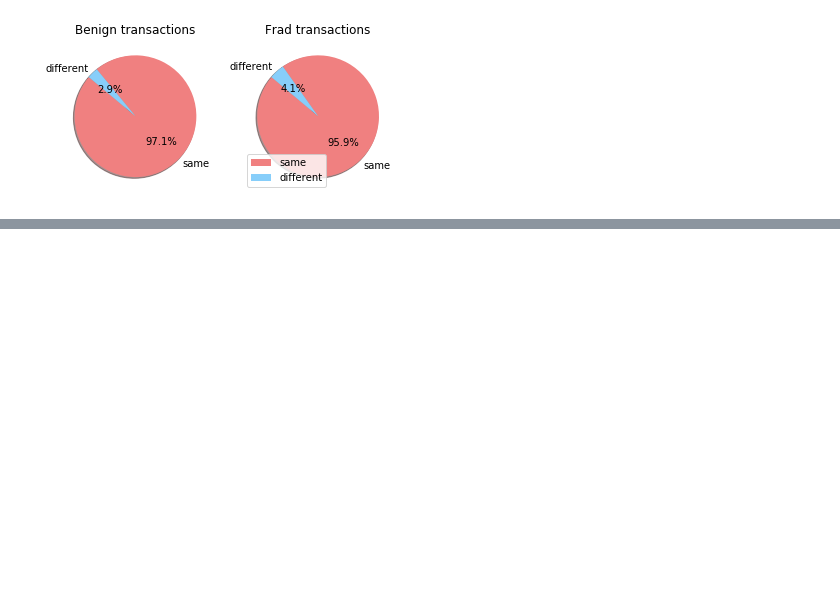
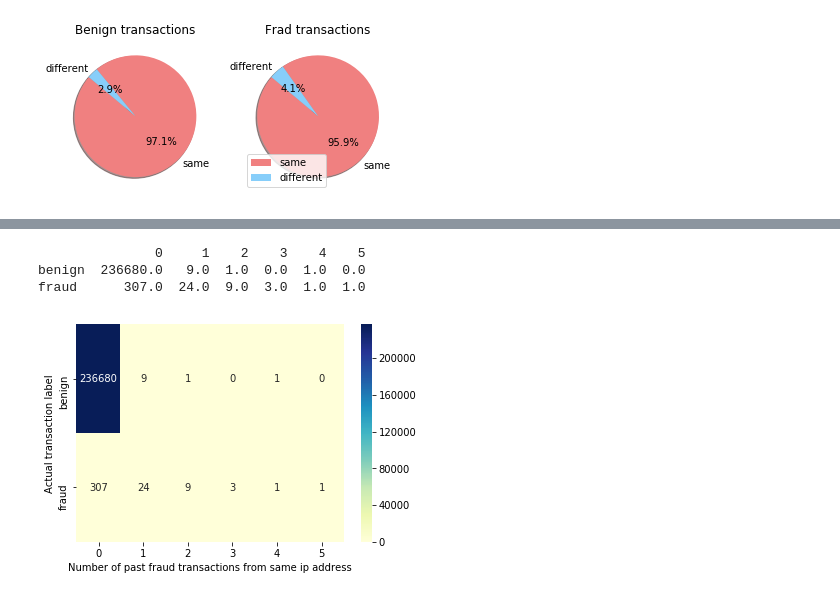
Before and after one commit to sirpandemona/CDA, a Jupyter notebook: Exercise 1/visualization.ipynb, the cells around one changed output, grey strips where cells are left out. Drawn from its saved outputs; the diff is of its cells as text; code cells hidden in the pictures; blank space fills up the shorter version.

```diff
--- a/Exercise 1/visualization.ipynb
+++ b/Exercise 1/visualization.ipynb
@@ -199,0 +260,20 @@ fraud      309.0  24.0  7.0  3.0  2.0
+# %%
+# Plot past fraud count from the same ip id
+
+column_size = max(benign_data['past_fraud_ip'].max() + 1, fraud_data['past_fraud_ip'].max() + 1)
+past_fraud_ip_count = pd.DataFrame(index=['benign', 'fraud'], columns = range(0, column_size), dtype='int64')
+for i in range(0, column_size):
+    past_fraud_ip_count.at['benign', i] = len(benign_data.loc[benign_data['past_fraud_ip'] == i])
+    past_fraud_ip_count.at['fraud', i] = len(fraud_data.loc[fraud_data['past_fraud_ip'] == i])
+
+print(past_fraud_ip_count)
+
+sns.heatmap(past_fraud_ip_count, annot=True, fmt='.0f',cmap="YlGnBu")
+plt.xlabel("Number of past fraud transactions from same ip address")
+plt.ylabel("Actual transaction label")
+plt.show()
+# %% [output]
+               0     1    2    3    4    5
+benign  236680.0   9.0  1.0  0.0  1.0  0.0
+fraud      307.0  24.0  9.0  3.0  1.0  1.0
+[figure, added]
```
Also changed, not shown: parts of 9 cells of this notebook.
